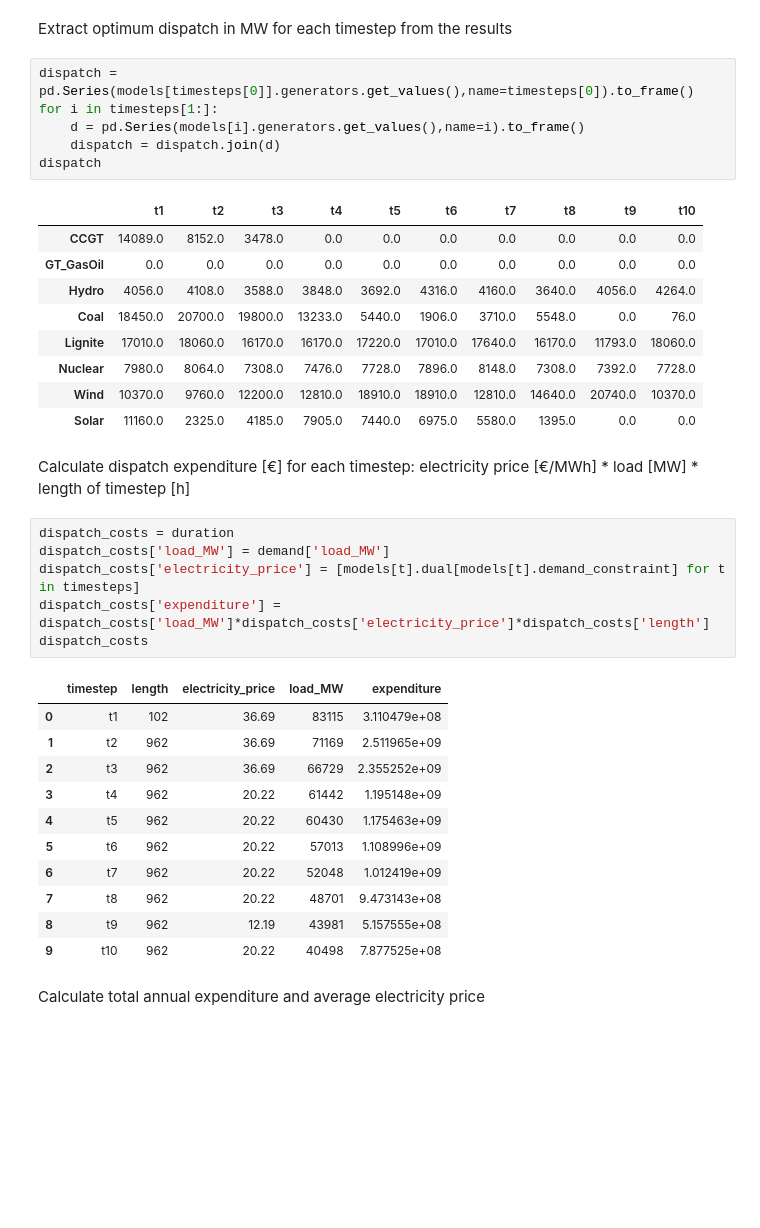
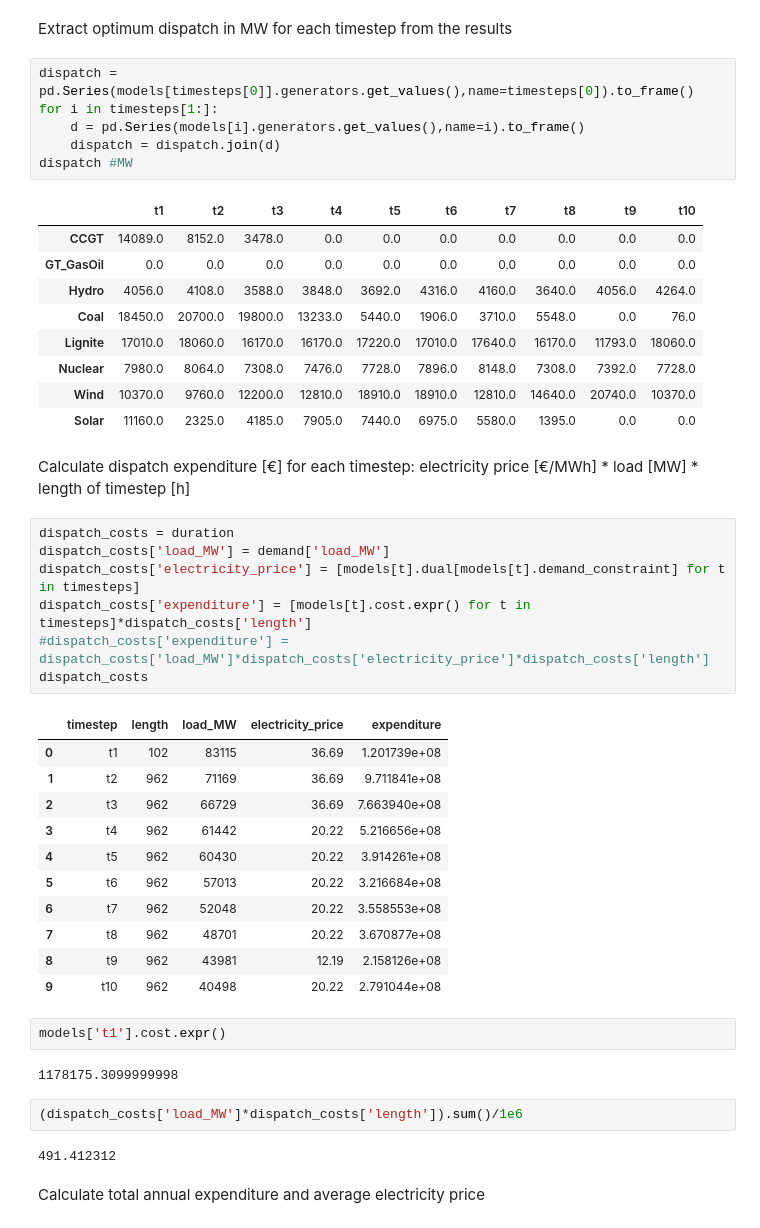
Before and after one commit to dh8sn8/Power-Plant-Dispatch, a Jupyter notebook: group_project.ipynb, the cells around one changed output. Cells and saved outputs as stored; diff of their text form; blank space fills up the shorter version.

```diff
--- a/group_project.ipynb
+++ b/group_project.ipynb
@@ -189,7 +207,7 @@ dispatch = pd.Series(models[timesteps[0]].generators.get_values(),name=timesteps
 for i in timesteps[1:]:
     d = pd.Series(models[i].generators.get_values(),name=i).to_frame()
     dispatch = dispatch.join(d)
-dispatch
+dispatch #MW
 # %% [output]
 |  | t1 | t2 | t3 | t4 | t5 | t6 | t7 | t8 | t9 | t10 |
 | CCGT | 14089.0 | 8152.0 | 3478.0 | 0.0 | 0.0 | 0.0 | 0.0 | 0.0 | 0.0 | 0.0 |
@@ -205,21 +223,30 @@ Calculate dispatch expenditure [€] for each timestep: electricity price [€/M
 # %%
 dispatch_costs = duration
 dispatch_costs['load_MW'] = demand['load_MW']
 dispatch_costs['electricity_price'] = [models[t].dual[models[t].demand_constraint] for t in timesteps]
-dispatch_costs['expenditure'] = dispatch_costs['load_MW']*dispatch_costs['electricity_price']*dispatch_costs['length']
+dispatch_costs['expenditure'] = [models[t].cost.expr() for t in timesteps]*dispatch_costs['length']
+#dispatch_costs['expenditure'] = dispatch_costs['load_MW']*dispatch_costs['electricity_price']*dispatch_costs['length']
 dispatch_costs
 # %% [output]
-|  | timestep | length | electricity_price | load_MW | expenditure |
-| 0 | t1 | 102 | 36.69 | 83115 | 3.110479e+08 |
-| 1 | t2 | 962 | 36.69 | 71169 | 2.511965e+09 |
-| 2 | t3 | 962 | 36.69 | 66729 | 2.355252e+09 |
-| 3 | t4 | 962 | 20.22 | 61442 | 1.195148e+09 |
-| 4 | t5 | 962 | 20.22 | 60430 | 1.175463e+09 |
-| 5 | t6 | 962 | 20.22 | 57013 | 1.108996e+09 |
-| 6 | t7 | 962 | 20.22 | 52048 | 1.012419e+09 |
-| 7 | t8 | 962 | 20.22 | 48701 | 9.473143e+08 |
-| 8 | t9 | 962 | 12.19 | 43981 | 5.157555e+08 |
-| 9 | t10 | 962 | 20.22 | 40498 | 7.877525e+08 |
+|  | timestep | length | load_MW | electricity_price | expenditure |
+| 0 | t1 | 102 | 83115 | 36.69 | 1.201739e+08 |
+| 1 | t2 | 962 | 71169 | 36.69 | 9.711841e+08 |
+| 2 | t3 | 962 | 66729 | 36.69 | 7.663940e+08 |
+| 3 | t4 | 962 | 61442 | 20.22 | 5.216656e+08 |
+| 4 | t5 | 962 | 60430 | 20.22 | 3.914261e+08 |
+| 5 | t6 | 962 | 57013 | 20.22 | 3.216684e+08 |
+| 6 | t7 | 962 | 52048 | 20.22 | 3.558553e+08 |
+| 7 | t8 | 962 | 48701 | 20.22 | 3.670877e+08 |
+| 8 | t9 | 962 | 43981 | 12.19 | 2.158126e+08 |
+| 9 | t10 | 962 | 40498 | 20.22 | 2.791044e+08 |
+# %%
+models['t1'].cost.expr()
+# %% [output]
+1178175.3099999998
+# %%
+(dispatch_costs['load_MW']*dispatch_costs['length']).sum()/1e6
+# %% [output]
+491.412312
 # %% [markdown]
 Calculate total annual expenditure and average electricity price
 # %%
```
Also changed, not shown: parts of 12 cells of this notebook.
